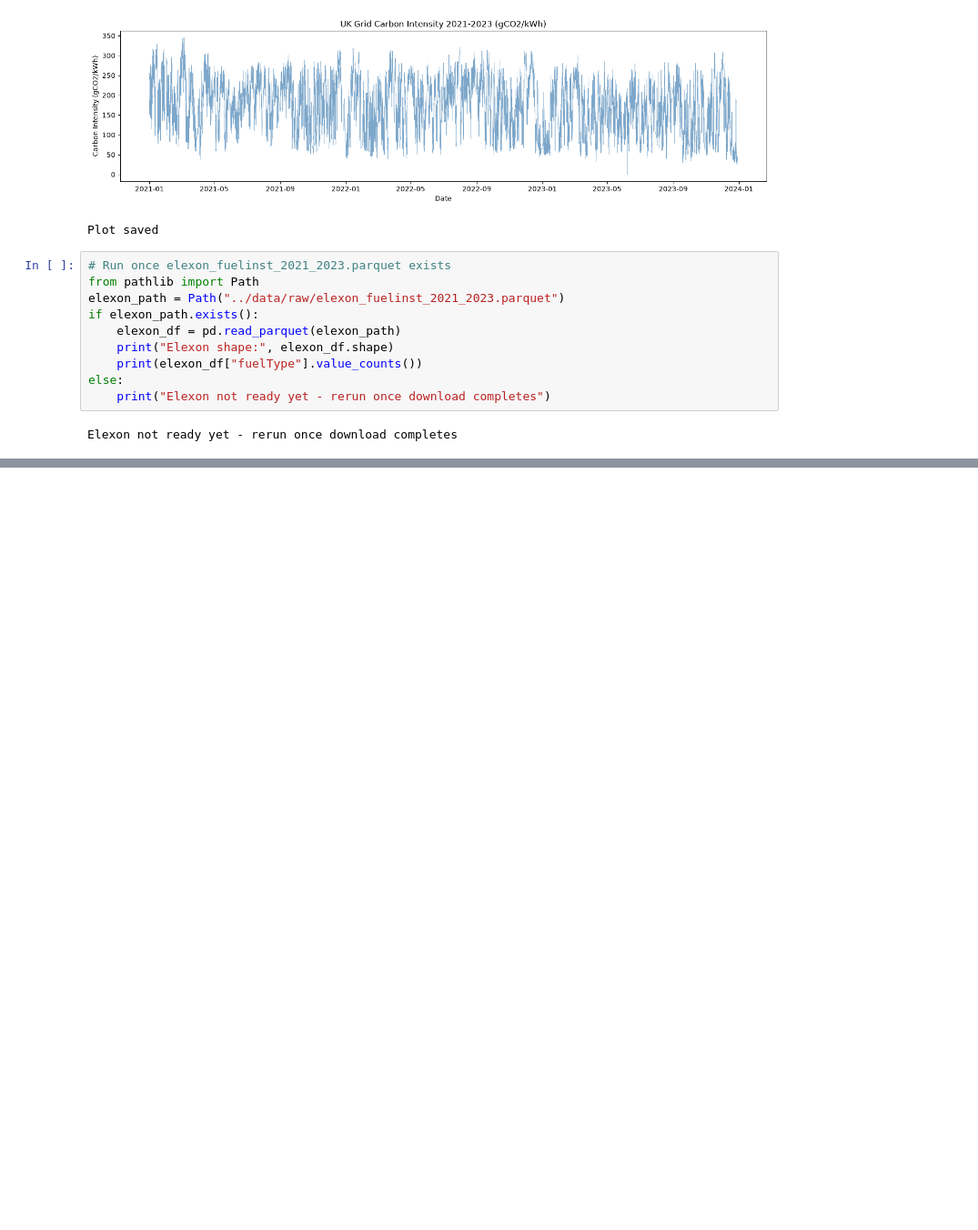
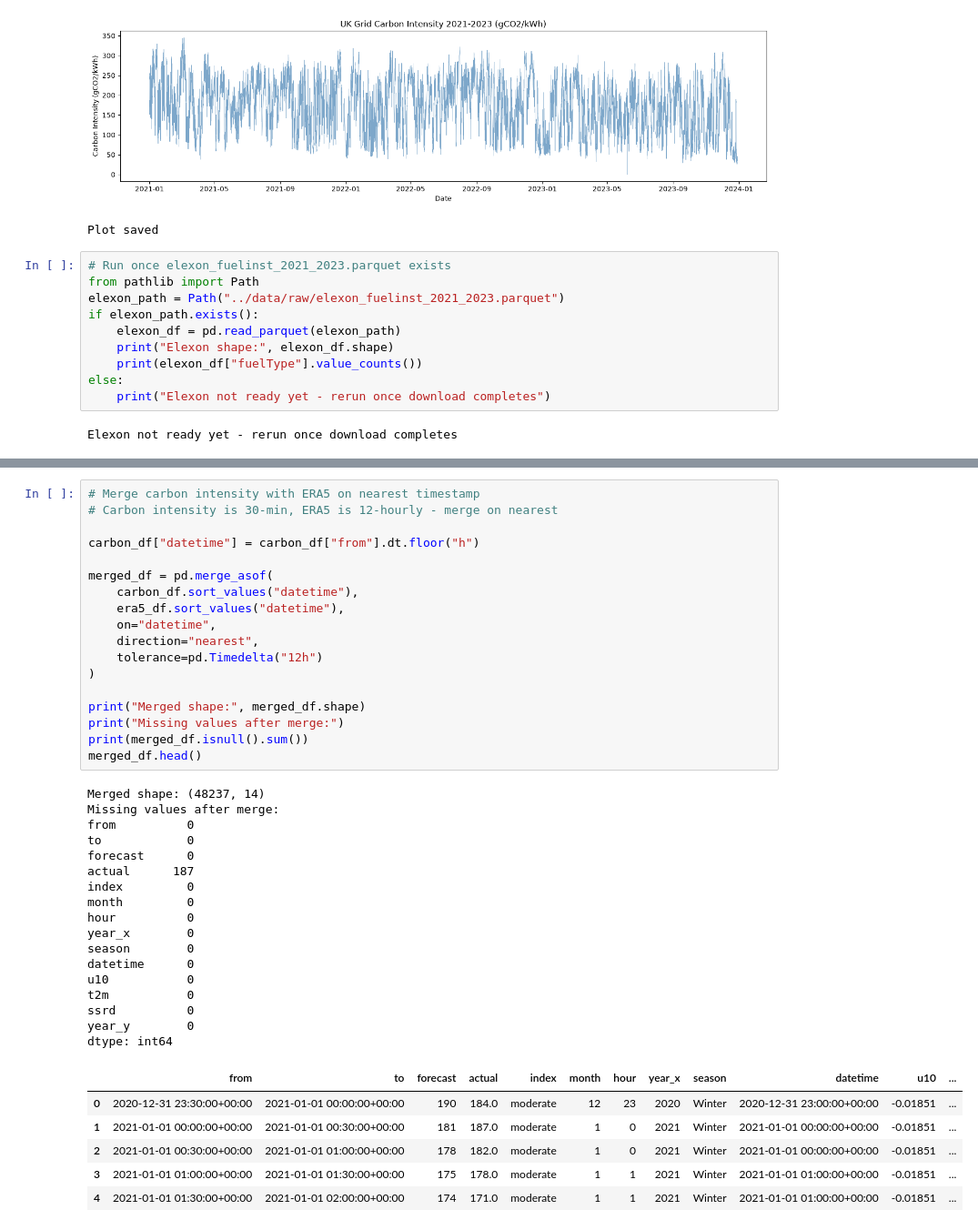
Before and after one commit to Ramzz-sh07/explainable-ai-grid, a Jupyter notebook: notebooks/02_eda_preprocessing.ipynb, the cells around one changed output, grey strips where cells are left out. Shown at 91% size. Drawn from its saved outputs; the diff is of its cells as text; blank space fills up the shorter version.

```diff
--- a/notebooks/02_eda_preprocessing.ipynb
+++ b/notebooks/02_eda_preprocessing.ipynb
@@ -103,0 +217,42 @@ Elexon not ready yet - rerun once download completes
+# %%
+# Merge carbon intensity with ERA5 on nearest timestamp
+# Carbon intensity is 30-min, ERA5 is 12-hourly - merge on nearest
+
+carbon_df["datetime"] = carbon_df["from"].dt.floor("h")
+
+merged_df = pd.merge_asof(
+    carbon_df.sort_values("datetime"),
+    era5_df.sort_values("datetime"),
+    on="datetime",
+    direction="nearest",
+    tolerance=pd.Timedelta("12h")
+)
+
+print("Merged shape:", merged_df.shape)
+print("Missing values after merge:")
+print(merged_df.isnull().sum())
+merged_df.head()
+# %% [output]
+Merged shape: (48237, 14)
+Missing values after merge:
+from          0
+to            0
+forecast      0
+actual      187
+index         0
+month         0
+hour          0
+year_x        0
+season        0
+datetime      0
+u10           0
+t2m           0
+ssrd          0
+year_y        0
+dtype: int64
+|  | from | to | forecast | actual | index | month | hour | year_x | season | datetime | u10 | ... |
+| 0 | 2020-12-31 23:30:00+00:00 | 2021-01-01 00:00:00+00:00 | 190 | 184.0 | moderate | 12 | 23 | 2020 | Winter | 2020-12-31 23:00:00+00:00 | -0.01851 | ... |
+| 1 | 2021-01-01 00:00:00+00:00 | 2021-01-01 00:30:00+00:00 | 181 | 187.0 | moderate | 1 | 0 | 2021 | Winter | 2021-01-01 00:00:00+00:00 | -0.01851 | ... |
+| 2 | 2021-01-01 00:30:00+00:00 | 2021-01-01 01:00:00+00:00 | 178 | 182.0 | moderate | 1 | 0 | 2021 | Winter | 2021-01-01 00:00:00+00:00 | -0.01851 | ... |
+| 3 | 2021-01-01 01:00:00+00:00 | 2021-01-01 01:30:00+00:00 | 175 | 178.0 | moderate | 1 | 1 | 2021 | Winter | 2021-01-01 01:00:00+00:00 | -0.01851 | ... |
+| 4 | 2021-01-01 01:30:00+00:00 | 2021-01-01 02:00:00+00:00 | 174 | 171.0 | moderate | 1 | 1 | 2021 | Winter | 2021-01-01 01:00:00+00:00 | -0.01851 | ... |
```
Also changed, not shown: parts of 4 cells of this notebook, 3 other files.
